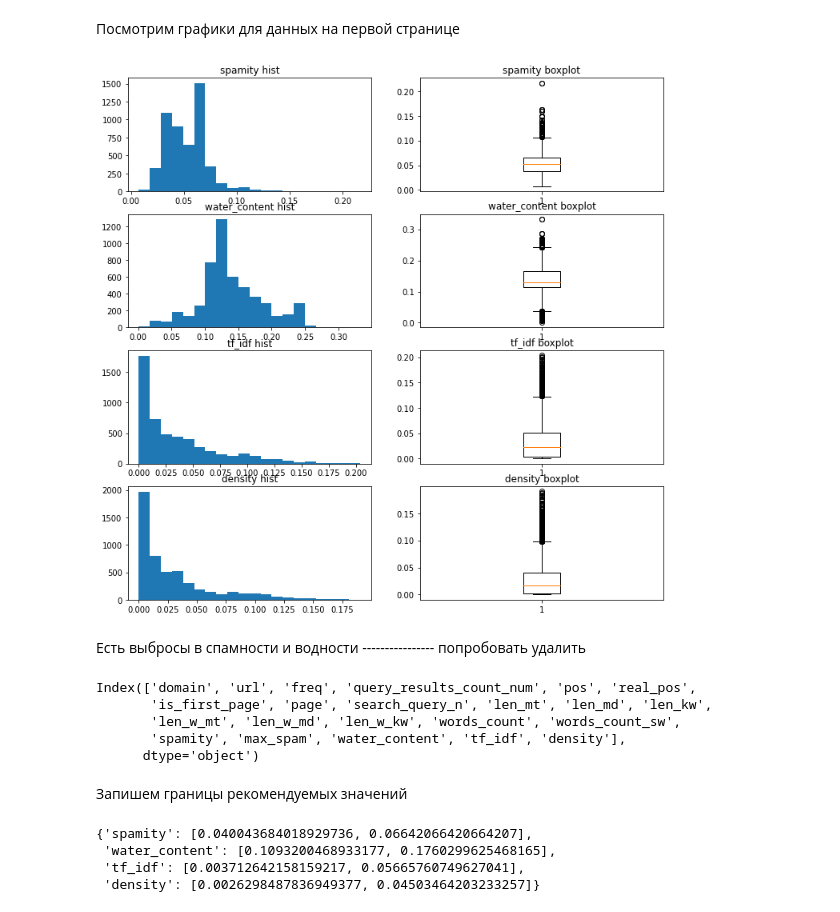
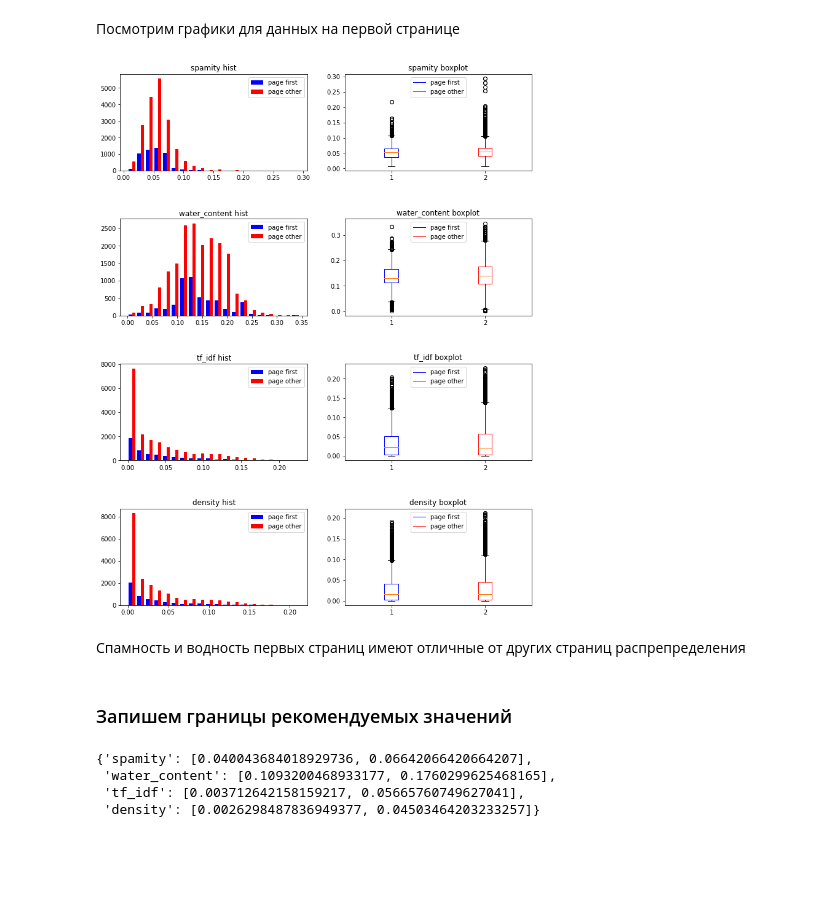
Before and after one commit to KabirovIrik/data-full-path, a Jupyter notebook: analysis/procced_train.ipynb, the cells around one changed output. Drawn from its saved outputs; the diff is of its cells as text; code cells hidden in the pictures; blank space fills up the shorter version.

```diff
--- a/analysis/procced_train.ipynb
+++ b/analysis/procced_train.ipynb
@@ -66,0 +70,5 @@ df.sort_values(by='page')
+# %%
+scaler = StandardScaler()
+scaler.fit(df[feat_cols])
+df_std = df.copy()
+df_std[feat_cols] = scaler.transform(df[feat_cols])
@@ -66,0 +88,9 @@ df.sort_values(by='page')
+# %%
+#X_train, X_test, y_train, y_test = train_test_split(df_std[feat_cols], df_std['is_first_page'], test_size=0.2, random_state=42)
+neigh = KNeighborsClassifier(n_neighbors=11, weights='uniform')
+#neigh.fit(X_train, y_train)
+#y_pred = neigh.predict(X_test)
+#f1_score(y_test, y_pred)
+neigh.fit(df_std[feat_cols], df_std['is_first_page'])
+knn_f = np.around(neigh.predict_proba(df_std[feat_cols]), decimals=2)
+knn_f[:5, 0]
@@ -66,0 +101,4 @@ df.sort_values(by='page')
+# %%
+df_std['knn_distance'] = knn_f[:, 0]
+df['knn_distance'] = knn_f[:, 0]
+df_std.head()
@@ -112,28 +182,34 @@ cols_to_analyze = ['spamity', 'water_content', 'tf_idf', 'density']
 # %%
 fig, axs = plt.subplots(4, 2, figsize=(12, 12))
 n_bins = 20
 
+# y-offset
+plt.subplots_adjust(top=1, bottom=0, hspace=.5)
+
 for i in range(len(cols_to_analyze)):
     col = cols_to_analyze[i]
-    axs[i, 0].hist(df[df['page'] == 0][col], bins=n_bins)
+    colors = ['blue', 'red']
+    axs[i, 0].hist(
+        [df[df['page'] == 0][col], df[df['page'] != 0][col]],
+        bins=n_bins,
+        label=['page first', 'page other'],
+        color=colors
+    )
+    axs[i, 0].legend(prop={'size': 10})
     axs[i, 0].set_title(col + ' hist')
 
-    axs[i, 1].boxplot(df[df['page'] == 0][col])
+    bp = axs[i, 1].boxplot([df[df['page'] == 0][col], df[df['page'] != 0][col]])
+    # set boxplot color
+    for patch, color in zip(bp['boxes'], colors):
+        patch.set_color(color)
+    axs[i, 1].legend(bp["boxes"], ["page first", "page other"], loc='upper center')
     axs[i, 1].set_title(col + ' boxplot')
 # %% [output]
-[figure, old version]
+[figure, new version]
-# %% [markdown]
-Есть выбросы в спамности и водности ----------------     попробовать удалить
-# %%
-df.columns
-# %% [output]
-Index(['domain', 'url', 'freq', 'query_results_count_num', 'pos', 'real_pos',
-       'is_first_page', 'page', 'search_query_n', 'len_mt', 'len_md', 'len_kw',
-       'len_w_mt', 'len_w_md', 'len_w_kw', 'words_count', 'words_count_sw',
-       'spamity', 'max_spam', 'water_content', 'tf_idf', 'density'],
-      dtype='object')
+# %% [markdown]
+Спамность и водность первых страниц имеют отличные от других страниц распрепределения
 # %% [markdown]
-Запишем границы рекомендуемых значений
+### Запишем границы рекомендуемых значений
 # %%
 borders = {}
 borders = {col:[df[col].describe()['25%'], df[col].describe()['75%']] for col in cols_to_analyze}
```
Also changed, not shown: parts of 100 cells of this notebook.
